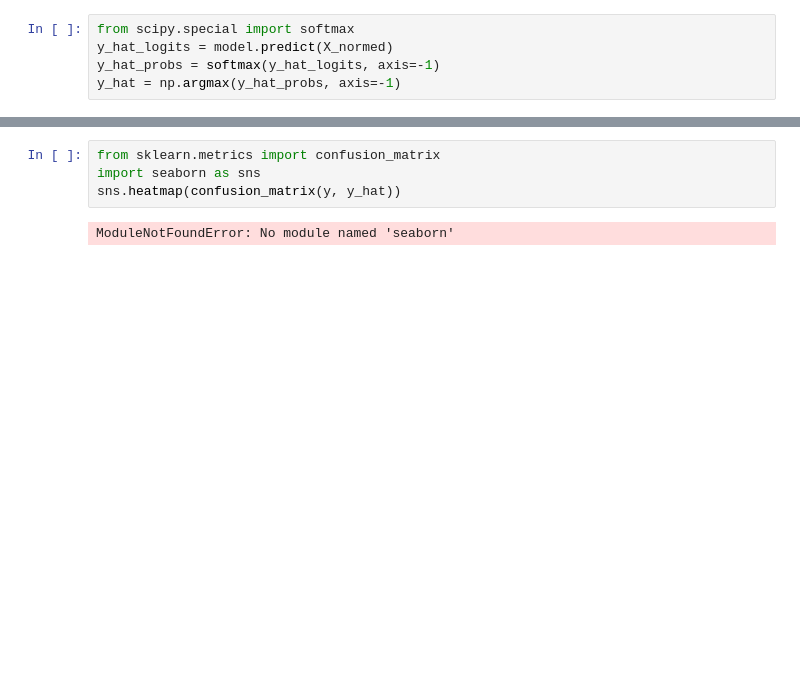
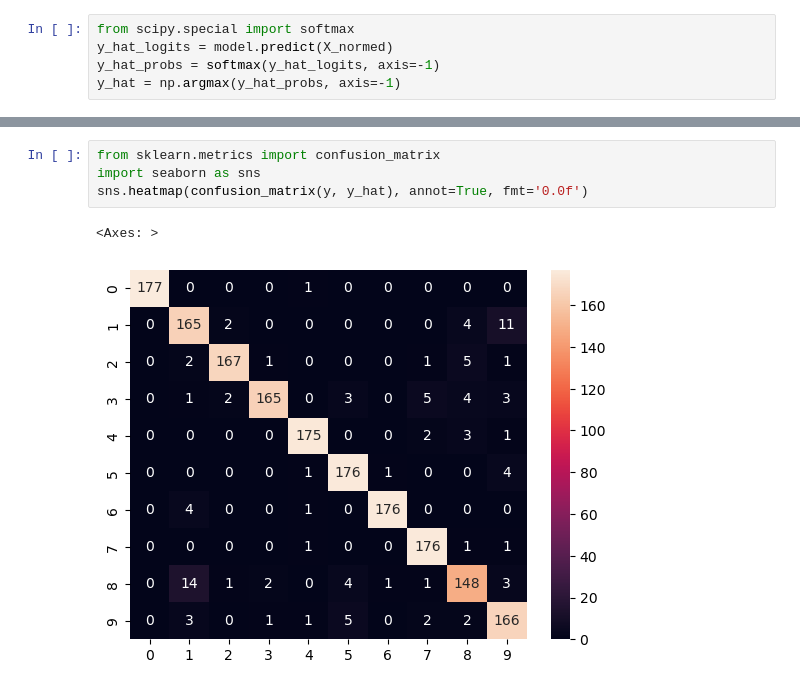
Before and after one commit to jessegrabowski/pytensor-ml, a Jupyter notebook: training_test.ipynb, the cells around one changed output, grey strips where cells are left out. Saved outputs shown, nothing was run; the diff lists cells and outputs as text; blank space fills up the shorter version.

```diff
--- a/training_test.ipynb
+++ b/training_test.ipynb
@@ -96,6 +74,7 @@ Executing transaction: ...working... done
 # %%
 from sklearn.metrics import confusion_matrix
 import seaborn as sns
-sns.heatmap(confusion_matrix(y, y_hat))
+sns.heatmap(confusion_matrix(y, y_hat), annot=True, fmt='0.0f')
 # %% [output]
-ModuleNotFoundError: No module named 'seaborn'
+<Axes: >
+[figure, added]
```
Also changed, not shown: parts of 9 cells of this notebook, 1 other file.
